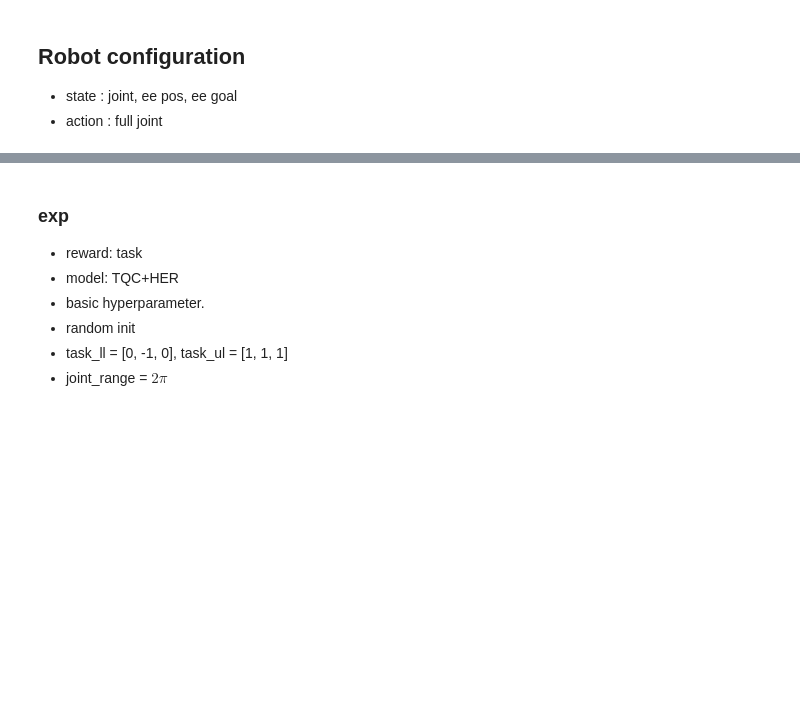
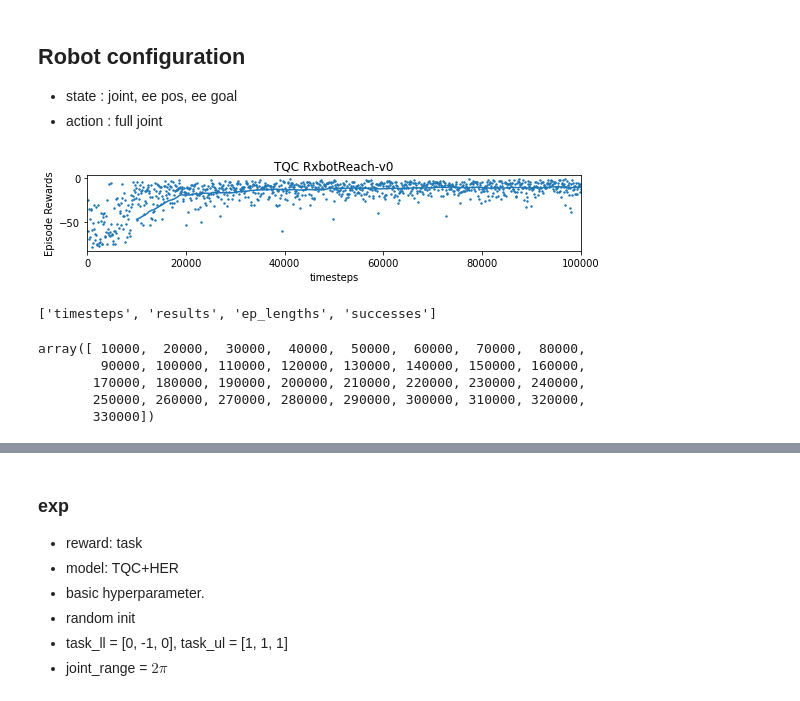
Before and after one commit to kh11kim/rl-baselines3-zoo, a Jupyter notebook: plotter.ipynb, the cells around one changed output, grey strips where cells are left out. Drawn from its saved outputs; the diff is of its cells as text; code cells hidden in the pictures; blank space fills up the shorter version.

Commit message:
add rxbot pose env

```diff
--- a/plotter.ipynb
+++ b/plotter.ipynb
@@ -8,3 +9,8 @@ os.environ["KMP_DUPLICATE_LIB_OK"]="TRUE"
 ## Robot configuration
 * state : joint, ee pos, ee goal
 * action : full joint
+# %%
+log_dir = "logs/sac/RxbotReach-v0_25/"
+results_plotter.plot_results([log_dir], 1e5, results_plotter.X_TIMESTEPS, "TQC RxbotReach-v0")
+# %% [output]
+[figure, added]
@@ -10,0 +19,12 @@ os.environ["KMP_DUPLICATE_LIB_OK"]="TRUE"
+# %%
+list(b.keys())
+# %% [output]
+['timesteps', 'results', 'ep_lengths', 'successes']
+# %%
+b['timesteps']
+# %% [output]
+array([ 10000,  20000,  30000,  40000,  50000,  60000,  70000,  80000,
+        90000, 100000, 110000, 120000, 130000, 140000, 150000, 160000,
+       170000, 180000, 190000, 200000, 210000, 220000, 230000, 240000,
+       250000, 260000, 270000, 280000, 290000, 300000, 310000, 320000,
+       330000])
```
Also changed, not shown: parts of 3 cells of this notebook, 8 other files.
